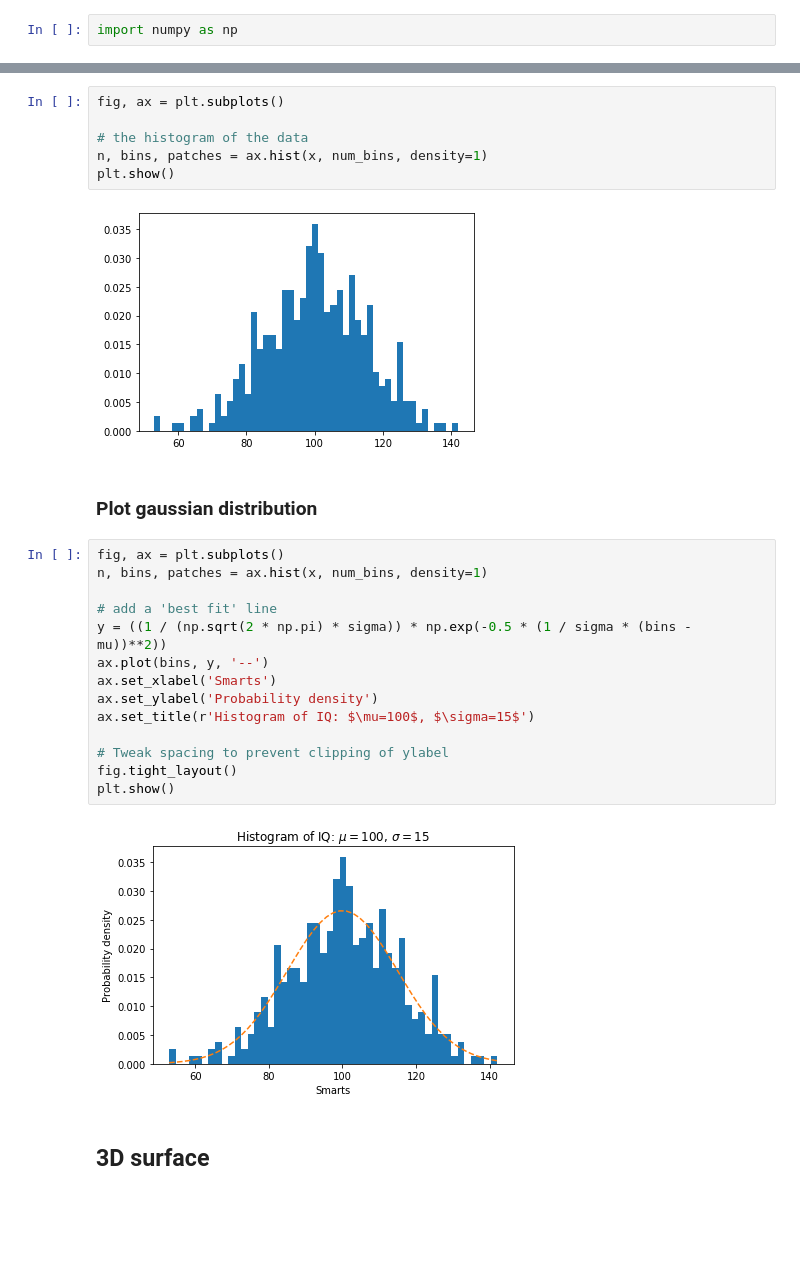
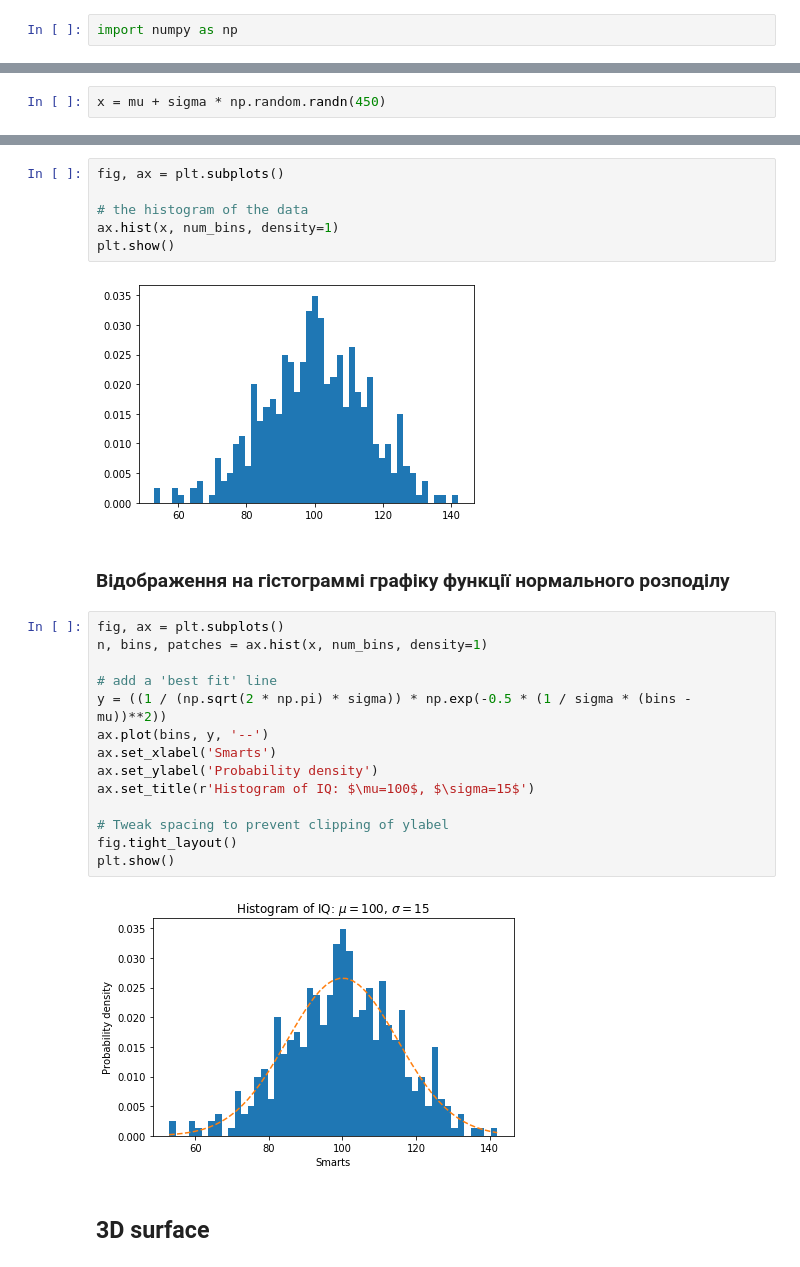
Before and after one commit to SVS97/Intro-to-DIP, a Jupyter notebook: Matplotlib.ipynb, the cells around one changed output, grey strips where cells are left out. Saved outputs shown, nothing was run; the diff lists cells and outputs as text; blank space fills up the shorter version.

```diff
--- a/Matplotlib.ipynb
+++ b/Matplotlib.ipynb
@@ -49,0 +84,2 @@ num_bins = 50
+# %%
+x = mu + sigma * np.random.randn(450)
@@ -50,13 +95,13 @@ num_bins = 50
 # %%
 fig, ax = plt.subplots()
 
 # the histogram of the data
-n, bins, patches = ax.hist(x, num_bins, density=1)
+ax.hist(x, num_bins, density=1)
 plt.show()
 # %% [output]
-[figure, old version]
+[figure, new version]
-# %% [markdown]
-### Plot gaussian distribution
+# %% [markdown]
+### Відображення на гістограммі графіку функції нормального розподілу
 # %%
 fig, ax = plt.subplots()
 n, bins, patches = ax.hist(x, num_bins, density=1)
@@ -72,7 +117,7 @@ ax.set_title(r'Histogram of IQ: $\mu=100$, $\sigma=15$')
 fig.tight_layout()
 plt.show()
 # %% [output]
-[figure, old version]
+[figure, new version]
 # %% [markdown]
 ## 3D surface
 # %% [markdown]
```
Also changed, not shown: parts of 21 cells of this notebook.
